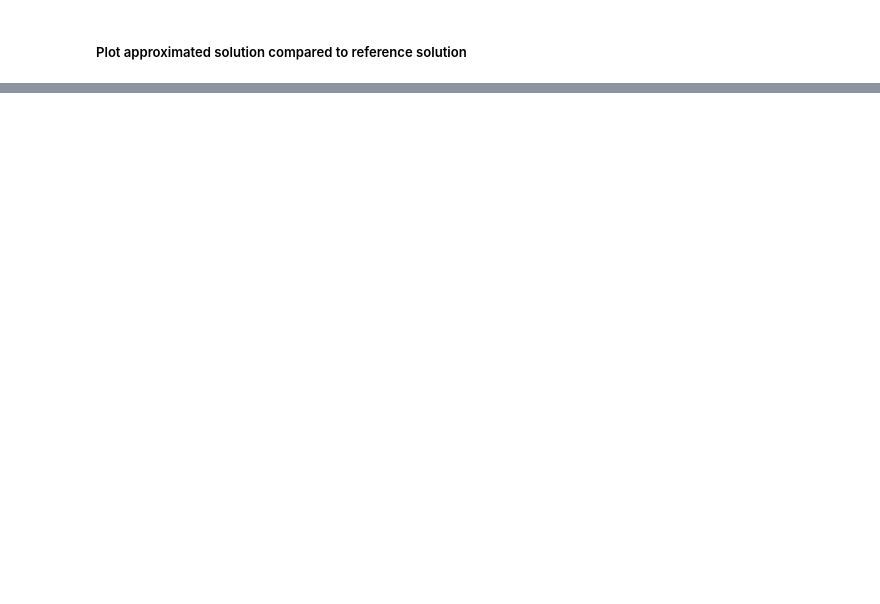
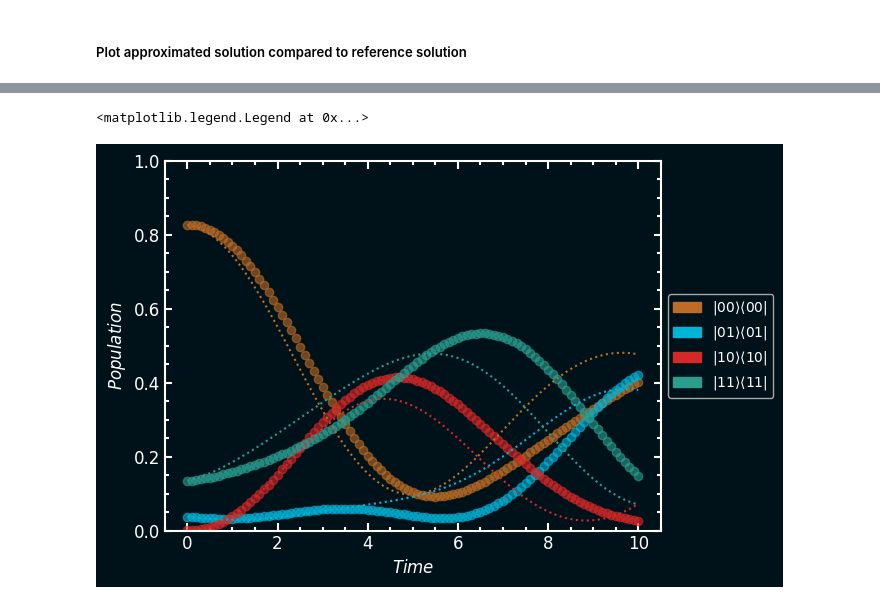
Before and after one commit to davidvrchen/quantum-channel-approximation, a Jupyter notebook: report/decay_two_qubits/ham.ipynb, the cells around one changed output, grey strips where cells are left out. Cells and saved outputs as stored; diff of their text form; code cells hidden in the pictures; blank space fills up the shorter version.

```diff
--- a/report/decay_two_qubits/ham.ipynb
+++ b/report/decay_two_qubits/ham.ipynb
@@ -115,0 +125,15 @@ plt.gca().legend(handles=legend_items, loc="center left", bbox_to_anchor=(1, 0.5
+# %%
+plot_approx(ts, Ess_approx)
+plot_ref(ts, Ess_ref_no_decay)
+
+
+# some formatting to make plot look nice
+legend_comp(m)
+
+plt.ylabel("$Population$")
+plt.xlabel("$Time$")
+plt.ylim(0, 1)
+plt.gca().legend(handles=legend_items, loc="center left", bbox_to_anchor=(1, 0.5))
+# %% [output]
+<matplotlib.legend.Legend at 0x...>
+[figure, added]
```
Also changed, not shown: parts of 7 cells of this notebook, 40 other files.
